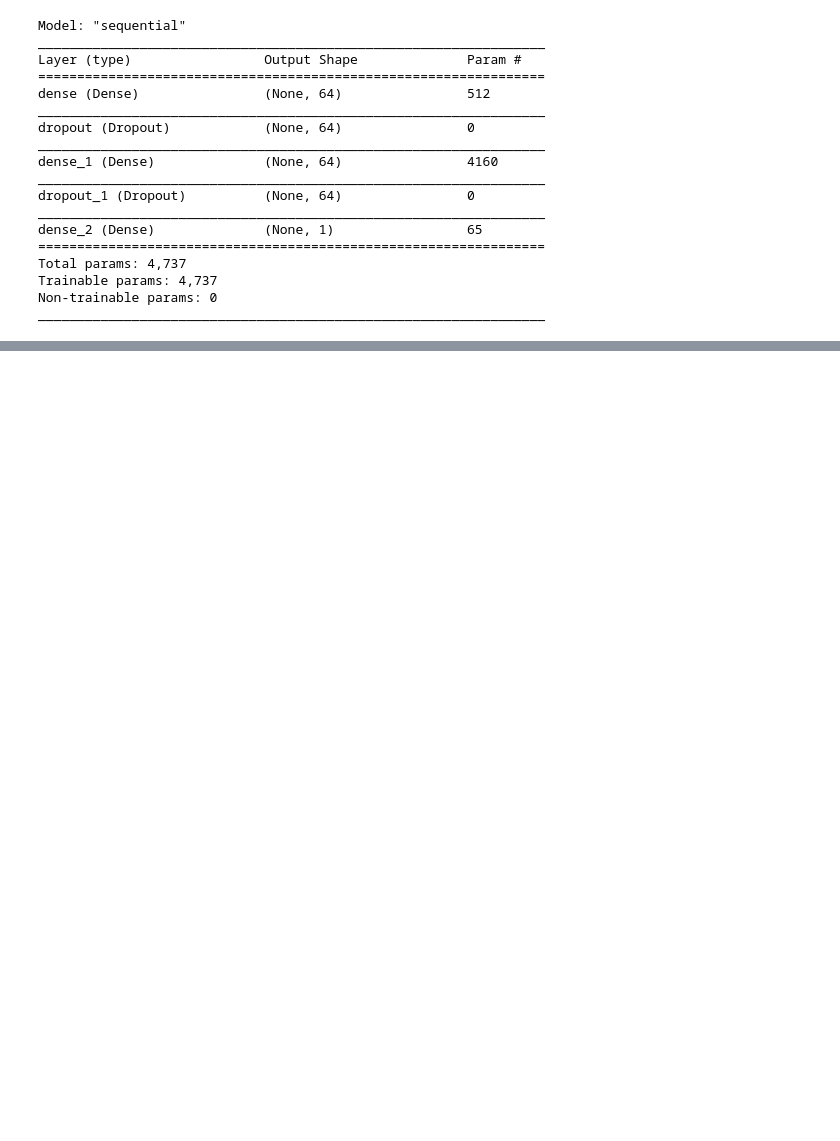
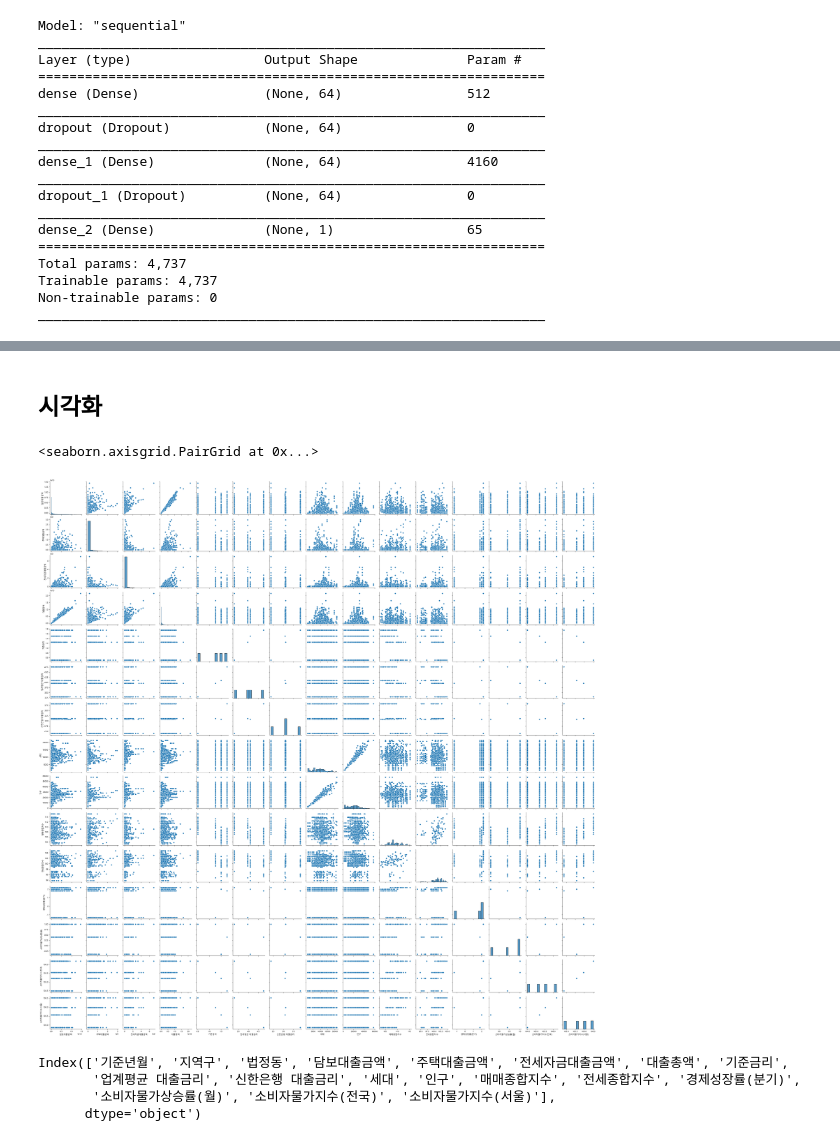
Before and after one commit to jun3599/finacial_-analysis, a Jupyter notebook: A_prototype_of_a_loan_demand_prediction_model.ipynb, the cells around one changed output, grey strips where cells are left out. Drawn from its saved outputs; the diff is of its cells as text; code cells hidden in the pictures; blank space fills up the shorter version.

```diff
--- a/A_prototype_of_a_loan_demand_prediction_model.ipynb
+++ b/A_prototype_of_a_loan_demand_prediction_model.ipynb
@@ -1227,0 +863,16 @@ array([[0.        , 0.        , 0.        ],
+# %% [markdown]
+## 시각화
+# %%
+sns.pairplot(new[['담보대출금액', '주택대출금액', '전세자금대출금액', '대출총액', '기준금리',
+       '업계평균 대출금리', '신한은행 대출금리', '세대', '인구', '매매종합지수', '전세종합지수', '경제성장률(분기)',
+       '소비자물가상승률(월)', '소비자물가지수(전국)', '소비자물가지수(서울)']])
+# %% [output]
+<seaborn.axisgrid.PairGrid at 0x...>
+[figure, added]
+# %%
+new.columns
+# %% [output]
+Index(['기준년월', '지역구', '법정동', '담보대출금액', '주택대출금액', '전세자금대출금액', '대출총액', '기준금리',
+       '업계평균 대출금리', '신한은행 대출금리', '세대', '인구', '매매종합지수', '전세종합지수', '경제성장률(분기)',
+       '소비자물가상승률(월)', '소비자물가지수(전국)', '소비자물가지수(서울)'],
+      dtype='object')
```
Also changed, not shown: parts of 151 cells of this notebook.
